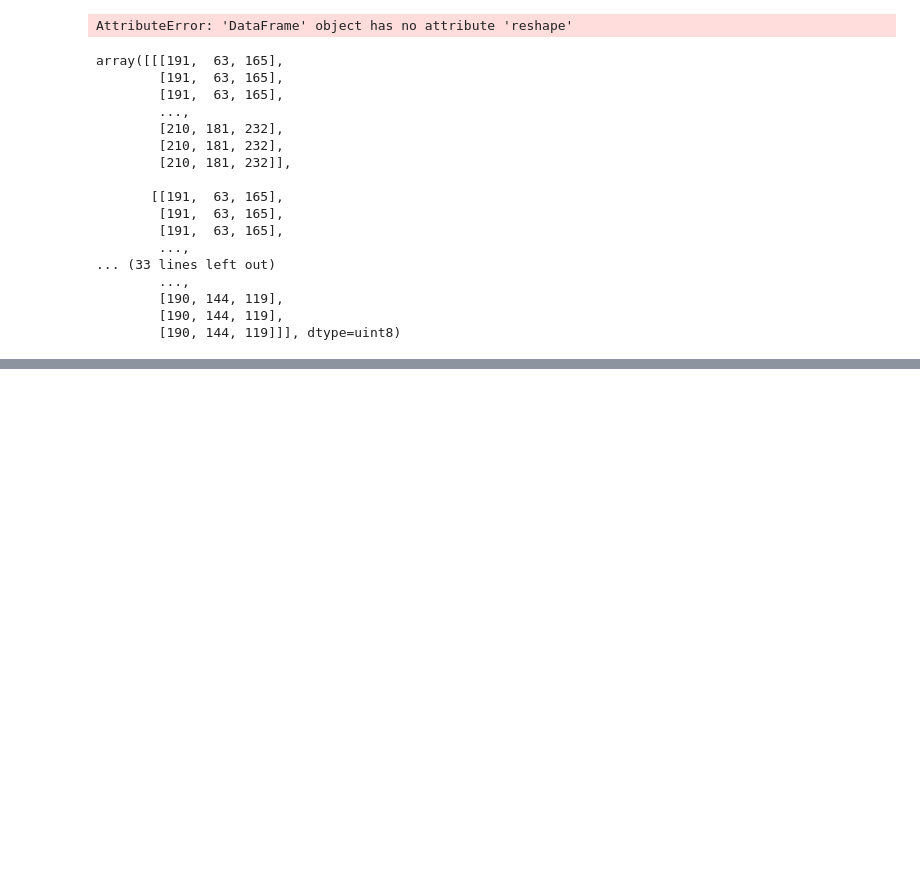
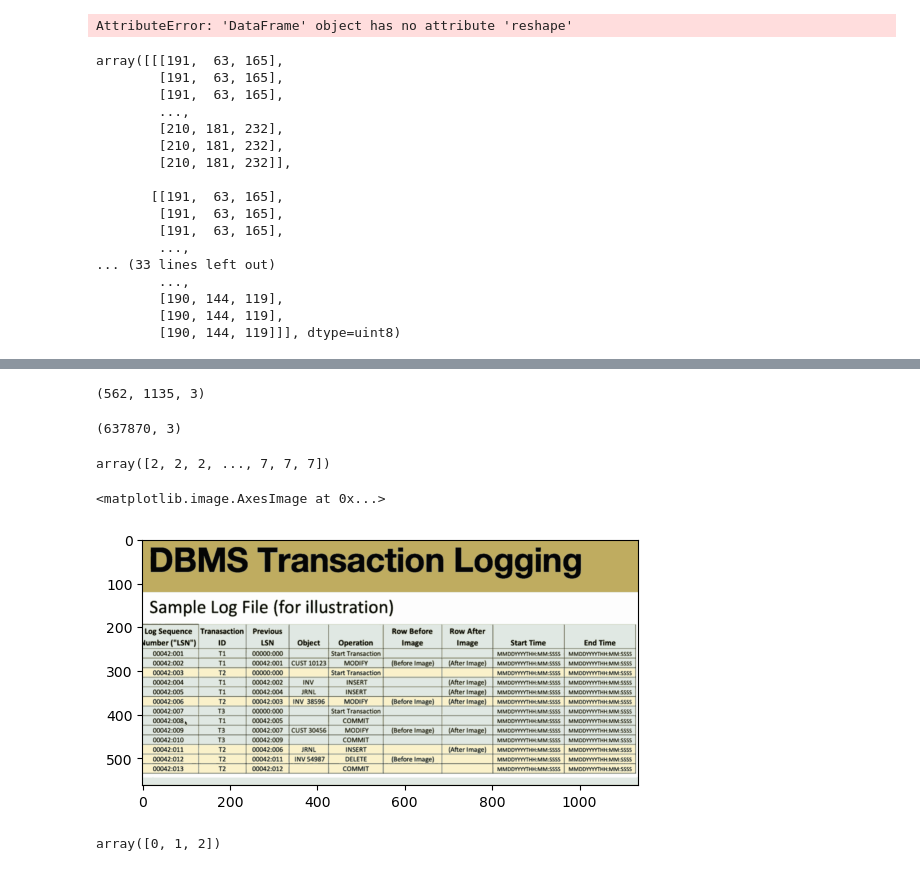
Before and after one commit to JakubGorgon/color_compression, a Jupyter notebook: notebooks/experiments.ipynb, the cells around one changed output, grey strips where cells are left out. Cells and saved outputs as stored; diff of their text form; code cells hidden in the pictures; blank space fills up the shorter version.

```diff
--- a/notebooks/experiments.ipynb
+++ b/notebooks/experiments.ipynb
@@ -68,0 +46,36 @@ array([[[191,  63, 165],
+# %%
+img_np = np.asarray(img)
+img_df = pd.DataFrame(np.array(img).reshape(-1, 3))
+img_np.shape
+# %% [output]
+(562, 1135, 3)
+# %%
+img_flat=img_df.values
+img_flat.shape
+# %% [output]
+(637870, 3)
+# %%
+model = KMeans(n_clusters=10, random_state=42).fit(img_flat)
+# %%
+cluster_centers = model.cluster_centers_
+# iters = model.n_iter_
+cluster_centers
+
+# # Create the compressed image by mapping each pixel to the nearest cluster center
+labels = model.predict(img_flat)
+compressed_img = cluster_centers[labels]
+labels
+# %% [output]
+array([2, 2, 2, ..., 7, 7, 7])
+# %%
+cluster_centers[labels].shape
+compressed_img = compressed_img.reshape(img_np.shape).astype(np.uint8)
+# %%
+plt.imshow(compressed_img)
+# %% [output]
+<matplotlib.image.AxesImage at 0x...>
+[figure, added]
+# %%
+np.unique(kmeans.labels_)
+# %% [output]
+array([0, 1, 2])
```
Also changed, not shown: parts of 7 cells of this notebook, 2 other files.
